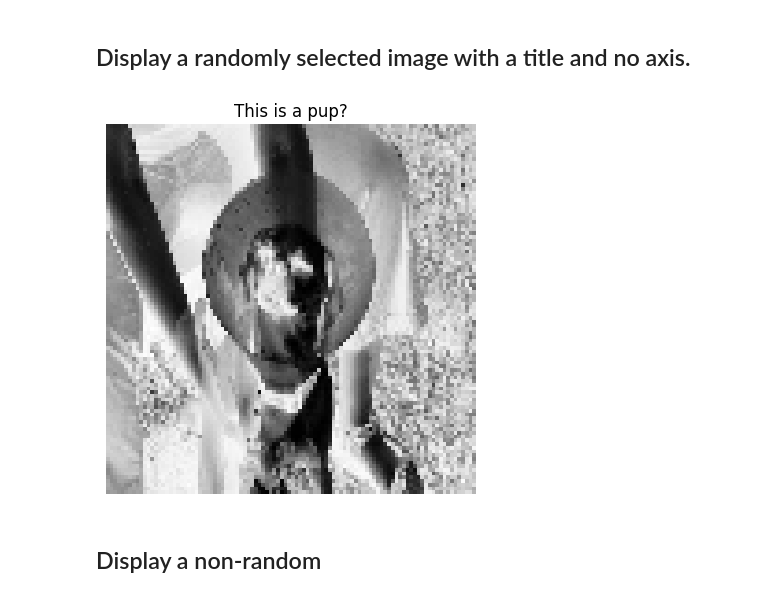
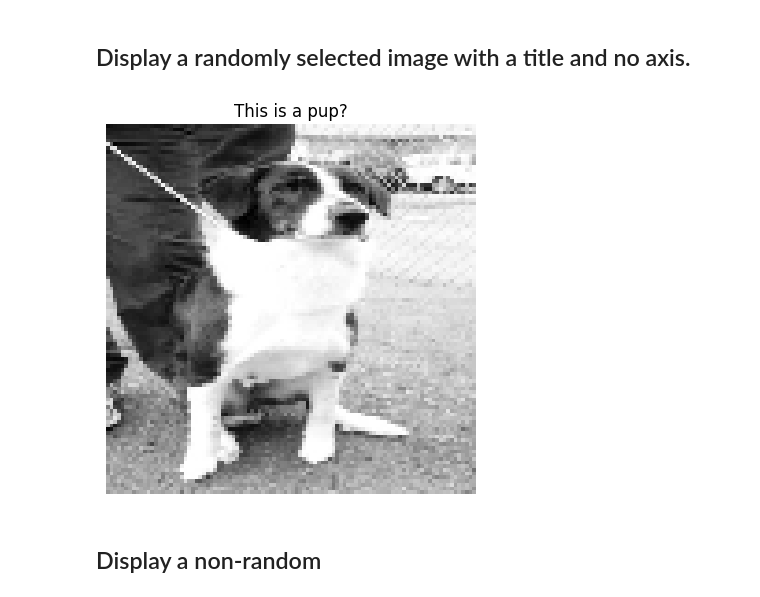
Before and after one commit to Cole-Pd/DeepDive, a Jupyter notebook: Dog_cat_random_image_generator.ipynb, the cells around one changed output. Saved outputs shown, nothing was run; the diff lists cells and outputs as text; code cells hidden in the pictures.

```diff
--- a/Dog_cat_random_image_generator.ipynb
+++ b/Dog_cat_random_image_generator.ipynb
@@ -78,12 +79,12 @@ plt.imshow(dataset[38], 'Purples_r' ); #add any of the below to change the color
 ## Display a randomly selected image with a title and no axis.
 # %%
 random_index = np.random.randint(len(dataset))
-plt.imshow(dataset[random_index],'Greys') ;
+plt.imshow(dataset[random_index],'Greys_r') ;
 plt.axis('off');
 # Place a '#' sign in front of "plt.title('')" to turn the title off
 plt.title('This is a pup?') ; #Change your title by changing the text between the quotes.
 # %% [output]
-[figure, old version]
+[figure, new version]
 # %% [markdown]
 ## Display a non-random
 # %%
```
Also changed, not shown: parts of 2 cells of this notebook.
